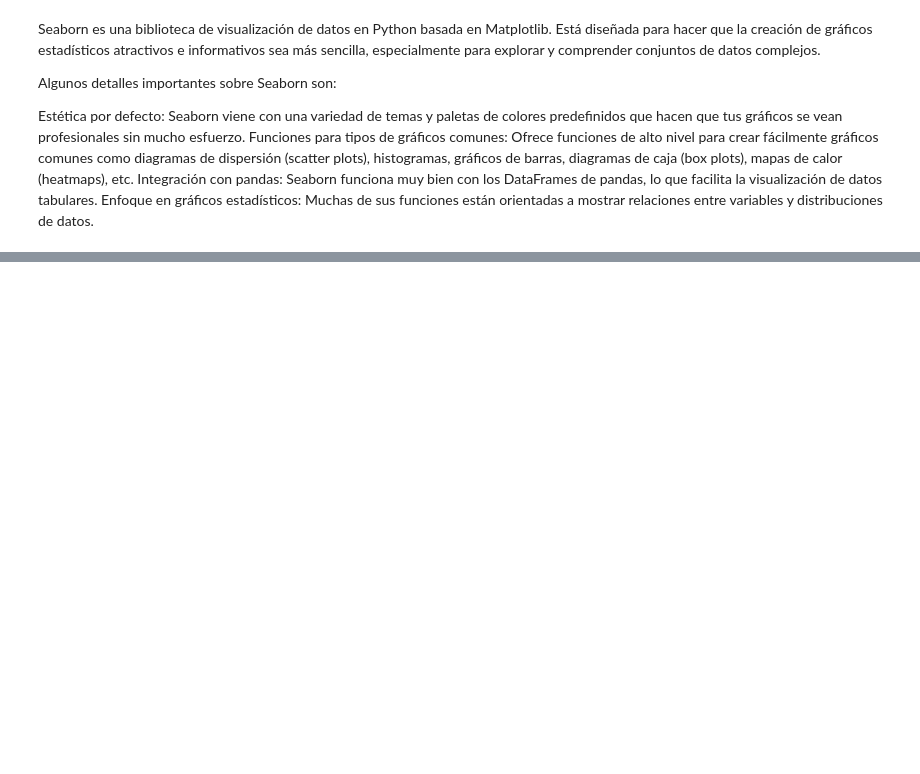
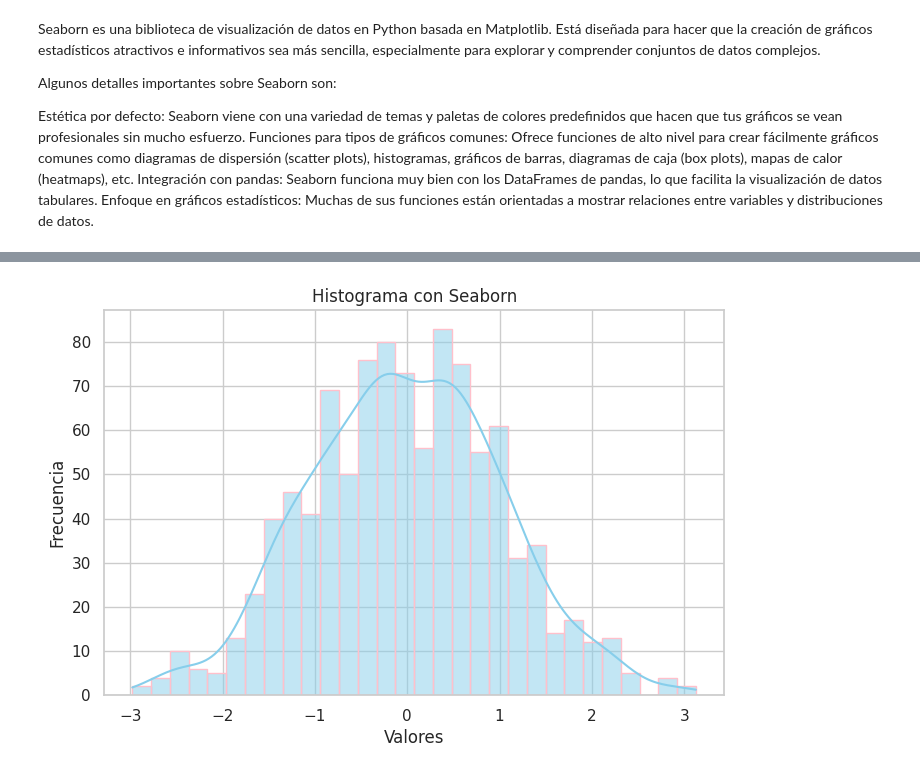
Before and after one commit to brunobobadilla06/Bruno-CienciaDeDatos, a Jupyter notebook: Seaborn.ipynb, the cells around one changed output, grey strips where cells are left out. Drawn from its saved outputs; the diff is of its cells as text; code cells hidden in the pictures; blank space fills up the shorter version.

```diff
--- a/Seaborn.ipynb
+++ b/Seaborn.ipynb
@@ -17,0 +44,13 @@ sns.set_theme(style='whitegrid')
+# %%
+# Datos de ejemplo
+datos_hist = np.random.randn(1000) # 1000 numeros aleatorios de una distribucion normal
+
+# Crear el histograma con Seaborn
+plt.figure(figsize=(8, 5))
+sns.histplot(datos_hist, bins=30, kde=True, color='skyblue', edgecolor='pink') # kde añadwe la curva de valores
+plt.title('Histograma con Seaborn')
+plt.xlabel('Valores')
+plt.ylabel('Frecuencia')
+plt.show()
+# %% [output]
+[figure, added]
```
Also changed, not shown: parts of 5 cells of this notebook.
